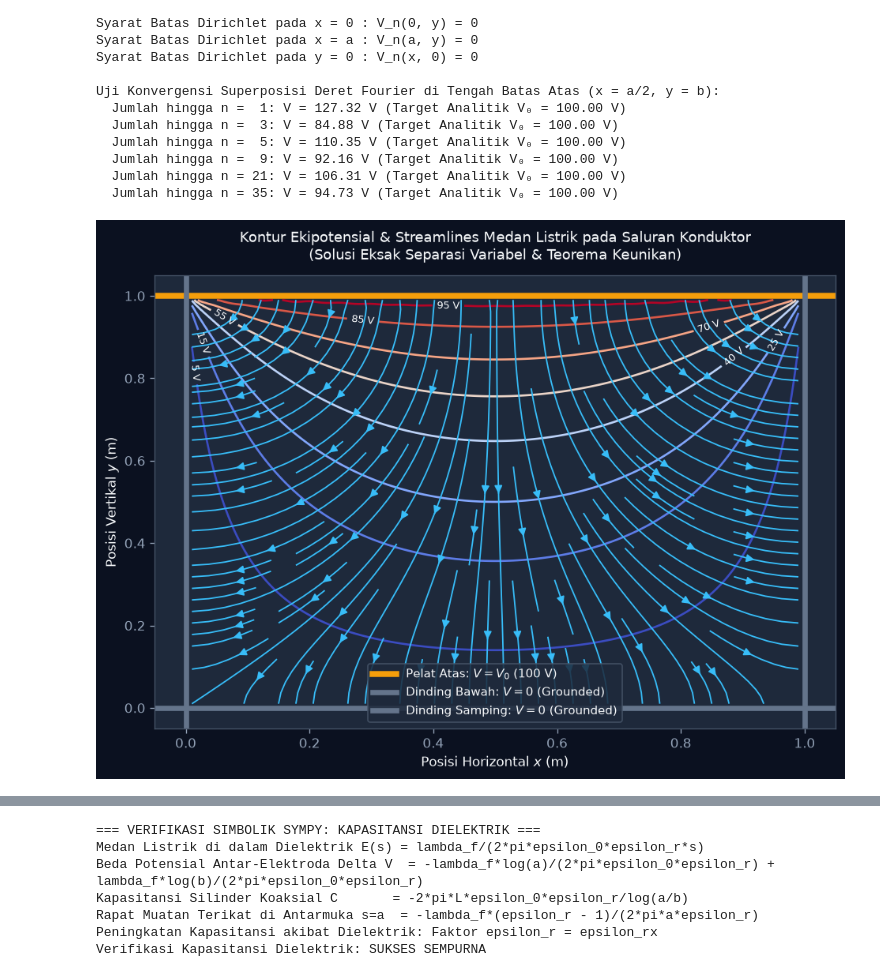
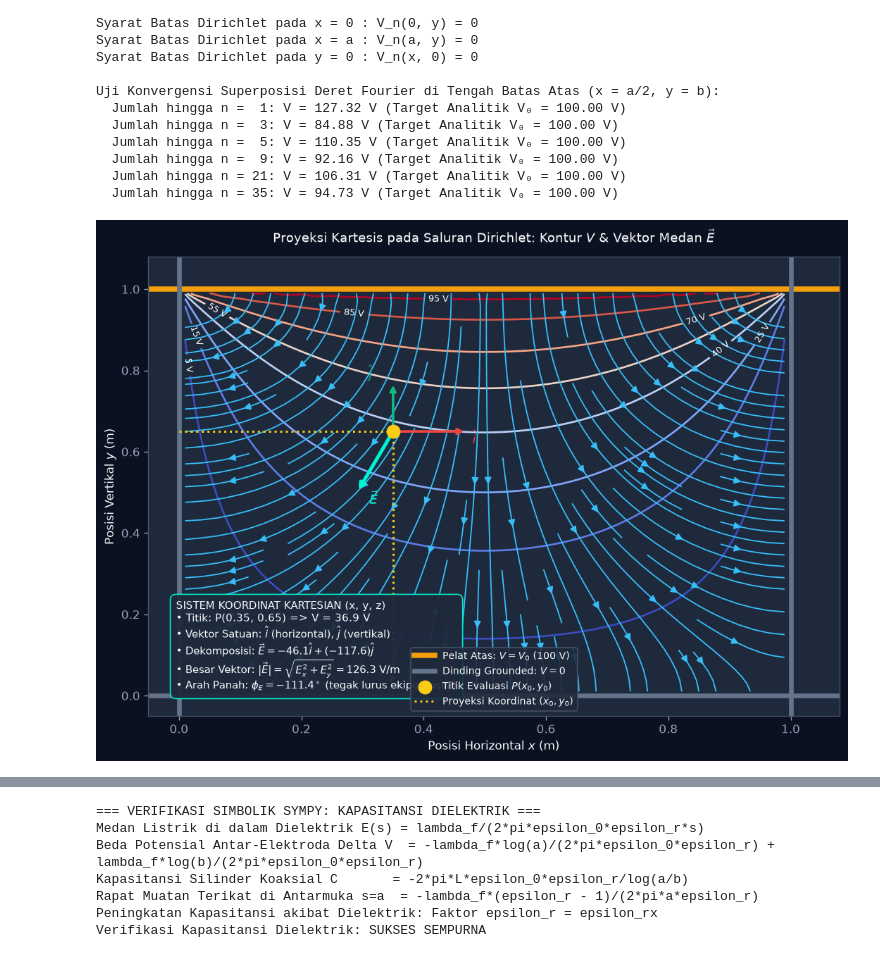
Before and after one commit to rootasgard/electrodynamic, a Jupyter notebook: elektrostatik.ipynb, the cells around one changed output, grey strips where cells are left out. Saved outputs shown, nothing was run; the diff lists cells and outputs as text; code cells hidden in the pictures.

```diff
--- a/elektrostatik.ipynb
+++ b/elektrostatik.ipynb
@@ -813,56 +1254,93 @@ Uji Konvergensi Superposisi Deret Fourier di Tengah Batas Atas (x = a/2, y = b):
   Jumlah hingga n = 21: V = 106.31 V (Target Analitik V₀ = 100.00 V)
   Jumlah hingga n = 35: V = 94.73 V (Target Analitik V₀ = 100.00 V)
 # %%
-# Diagram Proyeksi Vektor 2D: Saluran Konduktor Persegi Panjang (Syarat Batas Dirichlet)
-fig, ax = plt.subplots(figsize=(8, 6), dpi=120)
+# Diagram Proyeksi Vektor 2D: Saluran Konduktor Persegi Panjang (Koordinat Kartesis)
+fig, ax = plt.subplots(figsize=(9, 6.5), dpi=120)
 
-a_val, b_val = 1.0, 1.0
-V0_val = 100.0
+a_val, b_val, V0_val = 1.0, 1.0, 100.0
 
-# Grid 2D di dalam saluran
 x_grid = np.linspace(0.01, a_val - 0.01, 150)
 y_grid = np.linspace(0.01, b_val - 0.01, 150)
 X_m, Y_m = np.meshgrid(x_grid, y_grid)
 
-# Superposisi Deret Fourier (25 suku ganjil)
 V_2d = np.zeros_like(X_m)
 Ex_2d = np.zeros_like(X_m)
 Ey_2d = np.zeros_like(X_m)
 
 for n in range(1, 41, 2):
     kn = n * np.pi / a_val
     cn = (4.0 * V0_val) / (n * np.pi * np.sinh(kn * b_val))
-    V_term = cn * np.sin(kn * X_m) * np.sinh(kn * Y_m)
-    V_2d += V_term
+    V_2d += cn * np.sin(kn * X_m) * np.sinh(kn * Y_m)
     Ex_2d -= cn * kn * np.cos(kn * X_m) * np.sinh(kn * Y_m)
     Ey_2d -= cn * kn * np.sin(kn * X_m) * np.cosh(kn * Y_m)
 
-# Kontur Ekipotensial
 levels = [5, 15, 25, 40, 55, 70, 85, 95]
 cs = ax.contour(X_m, Y_m, V_2d, levels=levels, cmap='coolwarm', linewidths=1.6)
 ax.clabel(cs, inline=True, fontsize=8, fmt='%1.0f V', colors='#f8fafc')
 
-# Streamplot Medan Listrik E = -grad(V)
-strm = ax.streamplot(x_grid, y_grid, Ex_2d, Ey_2d, color='#38bdf8', linewidth=1.1,
-                     density=1.2, arrowsize=1.2)
+ax.streamplot(x_grid, y_grid, Ex_2d, Ey_2d, color='#38bdf8', linewidth=1.1, density=1.2, arrowsize=1.2)
 
-# Gambar Dinding Batas Fisik Konduktor
-ax.axhline(y=b_val, color='#f59e0b', linewidth=4.5, label='Pelat Atas: $V = V_0$ (100 V)')
-ax.axhline(y=0, color='#64748b', linewidth=4.0, label='Dinding Bawah: $V = 0$ (Grounded)')
-ax.axvline(x=0, color='#64748b', linewidth=4.0, label='Dinding Samping: $V = 0$ (Grounded)')
+ax.axhline(y=b_val, color='#f59e0b', linewidth=4.5, label=r'Pelat Atas: $V=V_0$ ($100\text{ V}$)')
+ax.axhline(y=0, color='#64748b', linewidth=4.0, label=r'Dinding Grounded: $V=0$')
+ax.axvline(x=0, color='#64748b', linewidth=4.0)
 ax.axvline(x=a_val, color='#64748b', linewidth=4.0)
 
-ax.set_title('Kontur Ekipotensial & Streamlines Medan Listrik pada Saluran Konduktor\n(Solusi Eksak Separasi Variabel & Teorema Keunikan)',
+# Titik evaluasi tertentu P(x0, y0)
+x0, y0 = 0.35, 0.65
+V_p, Ex_p, Ey_p = 0, 0, 0
+for n in range(1, 41, 2):
+    kn = n * np.pi / a_val
+    cn = (4.0 * V0_val) / (n * np.pi * np.sinh(kn * b_val))
+    V_p += cn * np.sin(kn * x0) * np.sinh(kn * y0)
+    Ex_p -= cn * kn * np.cos(kn * x0) * np.sinh(kn * y0)
+    Ey_p -= cn * kn * np.sin(kn * x0) * np.cosh(kn * y0)
+E_mag = np.hypot(Ex_p, Ey_p)
+scale_E = 0.16 / E_mag
+uEx, uEy = Ex_p * scale_E, Ey_p * scale_E
+
+ax.scatter([x0], [y0], color='#facc15', s=120, zorder=8, label=r'Titik Evaluasi $P(x_0, y_0)$')
+ax.plot([x0, x0], [0, y0], color='#facc15', ls=':', lw=1.8, label=r'Proyeksi Koordinat $(x_0, y_0)$')
+ax.plot([0, x0], [y0, y0], color='#facc15', ls=':', lw=1.8)
+
+# Triad Vektor Satuan Kartesis
+ax.annotate('', xy=(x0 + 0.12, y0), xytext=(x0, y0),
+            arrowprops=dict(arrowstyle="->", color='#ef4444', lw=2.2))
+ax.text(x0 + 0.13, y0 - 0.03, r'$\hat{i}$', color='#ef4444', fontweight='bold', fontsize=10)
+
+ax.annotate('', xy=(x0, y0 + 0.12), xytext=(x0, y0),
+            arrowprops=dict(arrowstyle="->", color='#10b981', lw=2.2))
+ax.text(x0 - 0.04, y0 + 0.13, r'$\hat{j}$', color='#10b981', fontweight='bold', fontsize=10)
+
+# Panah Vektor Medan Listrik E
+ax.annotate('', xy=(x0 + uEx, y0 + uEy), xytext=(x0, y0),
+            arrowprops=dict(arrowstyle="->", color='#00f5d4', lw=3.0))
+ax.text(x0 + uEx + 0.02, y0 + uEy - 0.03, r'$\vec{E}$', color='#00f5d4', fontweight='bold', fontsize=11)
+
+alpha_E = np.degrees(np.arctan2(Ey_p, Ex_p))
+info_channel = (
+    "SISTEM KOORDINAT KARTESIAN (x, y, z)\n"
+    f"• Titik: P({x0:.2f}, {y0:.2f}) => V = {V_p:.1f} V\n"
+    r"• Vektor Satuan: $\hat{i}$ (horizontal), $\hat{j}$ (vertikal)" + "\n"
+    f"• Dekomposisi: $\\vec{{E}} = {Ex_p:.1f}\\hat{{i}} + ({Ey_p:.1f})\\hat{{j}}$\n"
+    f"• Besar Vektor: $|\\vec{{E}}| = \\sqrt{{E_x^2 + E_y^2}} = {E_mag:.1f}$ V/m\n"
+    f"• Arah Panah: $\\phi_E = {alpha_E:.1f}^\\circ$ (tegak lurus ekipotensial)"
+)
+ax.text(0.04, 0.05, info_channel, transform=ax.transAxes, fontsize=8.8,
+        bbox=dict(boxstyle='round,pad=0.55', facecolor='#1e293b', edgecolor='#00f5d4', alpha=0.94),
+        va='bottom', ha='left')
+
+ax.set_title(r'Proyeksi Kartesis pada Saluran Dirichlet: Kontur $V$ & Vektor Medan $\vec{E}$',
              fontsize=11, color='#f8fafc', pad=12)
 ax.set_xlabel('Posisi Horizontal $x$ (m)', fontsize=10)
 ax.set_ylabel('Posisi Vertikal $y$ (m)', fontsize=10)
-ax.set_xlim(-0.05, a_val + 0.05)
-ax.set_ylim(-0.05, b_val + 0.05)
-ax.legend(loc='lower center', framealpha=0.85, facecolor='#1e293b', edgecolor='#475569', fontsize=9)
+ax.set_xlim(-0.05, a_val + 0.08)
+ax.set_ylim(-0.05, b_val + 0.08)
+ax.legend(loc='lower center', framealpha=0.88, facecolor='#1e293b', edgecolor='#475569', fontsize=8.5)
+
 plt.tight_layout()
 plt.show()
 # %% [output]
-[figure, old version]
+[figure, new version]
 # %%
 # Visualisasi 3D interaktif Three.js: Kasus 4: Kondisi batas — solusi Laplace di domain persegi panjang
 show_threejs_scene("channel", "Kasus 4: Kondisi batas — solusi Laplace di domain persegi panjang")
```
Also changed, not shown: parts of 11 cells of this notebook, 2 other files.
